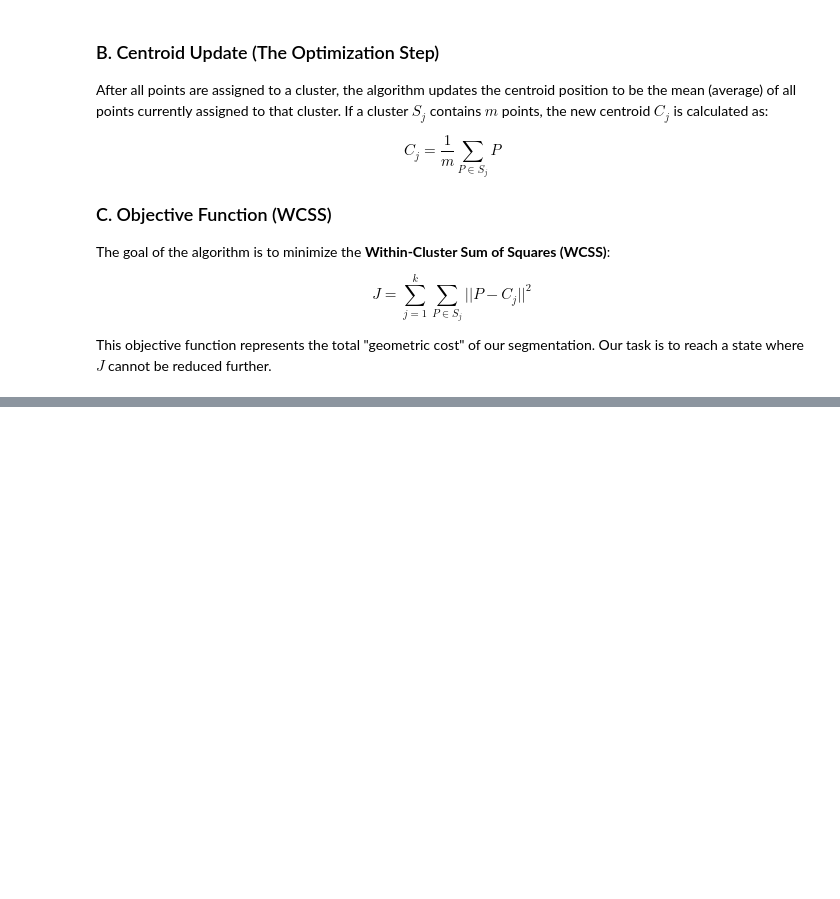
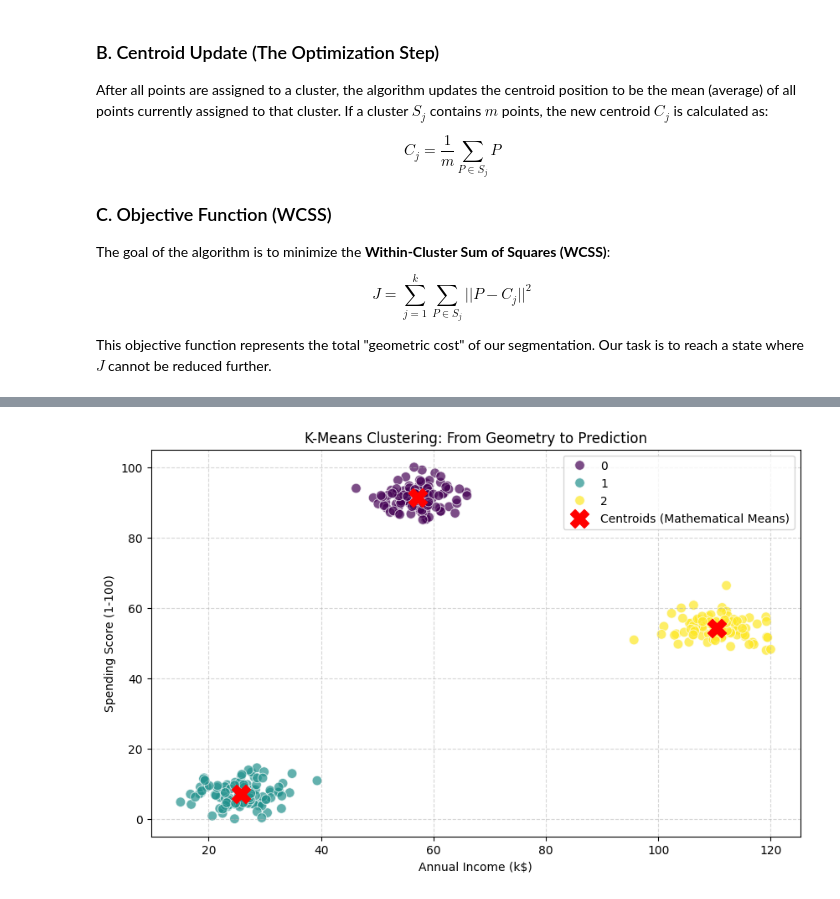
Before and after one commit to KalataBozukov/customer-segmentation-math, a Jupyter notebook: notebooks/01_simulation_and_theory.ipynb, the cells around one changed output, grey strips where cells are left out. Saved outputs shown, nothing was run; the diff lists cells and outputs as text; code cells hidden in the pictures; blank space fills up the shorter version.

```diff
--- a/notebooks/01_simulation_and_theory.ipynb
+++ b/notebooks/01_simulation_and_theory.ipynb
@@ -155,0 +161,8 @@ This objective function represents the total "geometric cost" of our segmentatio
+# %%
+scaler = MinMaxScaler()
+
+columns_to_scale = ['Annual_Income', 'Spending_Score']
+
+X_scaled = scaler.fit_transform(df_simulated[columns_to_scale])
+
+print("Succsesfully scaled. Format ofX_scaled:", X_scaled.shape)
@@ -155,0 +178,10 @@ This objective function represents the total "geometric cost" of our segmentatio
+# %%
+kmeans = KMeans(n_clusters=3, init='k-means++', random_state=42)
+cluster_labels = kmeans.fit_predict(X_scaled)
+
+df_simulated['Cluster'] = cluster_labels
+
+centroids = kmeans.cluster_centers_
+
+print(f"endpoints of centroids:\n{centroids}")
+print(f"Final WCSS (Inertia): {kmeans.inertia_:.2f}")
@@ -155,0 +199,33 @@ This objective function represents the total "geometric cost" of our segmentatio
+# %%
+plt.figure(figsize=(10, 6))
+
+sns.scatterplot(
+    data=df_simulated,
+    x='Annual_Income',
+    y='Spending_Score',
+    hue='Cluster',
+    palette='viridis',
+    s=70,
+    alpha=0.7
+)
+
+
+centroids_original = scaler.inverse_transform(centroids)
+
+plt.scatter(
+    centroids_original[:, 0],
+    centroids_original[:, 1],
+    c='red',
+    marker='X',
+    s=250,
+    label='Centroids (Mathematical Means)'
+)
+
+plt.title('K-Means Clustering: From Geometry to Prediction')
+plt.xlabel('Annual Income (k$)')
+plt.ylabel('Spending Score (1-100)')
+plt.legend()
+plt.grid(True, linestyle='--', alpha=0.5)
+plt.show()
+# %% [output]
+[figure, added]
```
Also changed, not shown: parts of 6 cells of this notebook, 1 other file.
